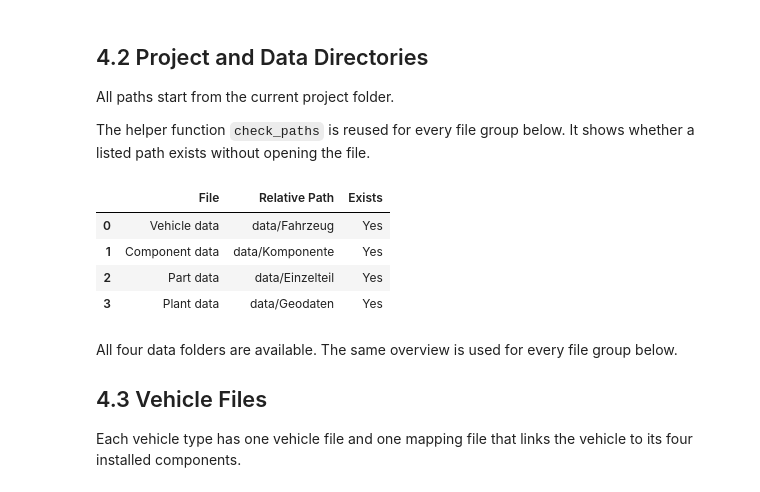
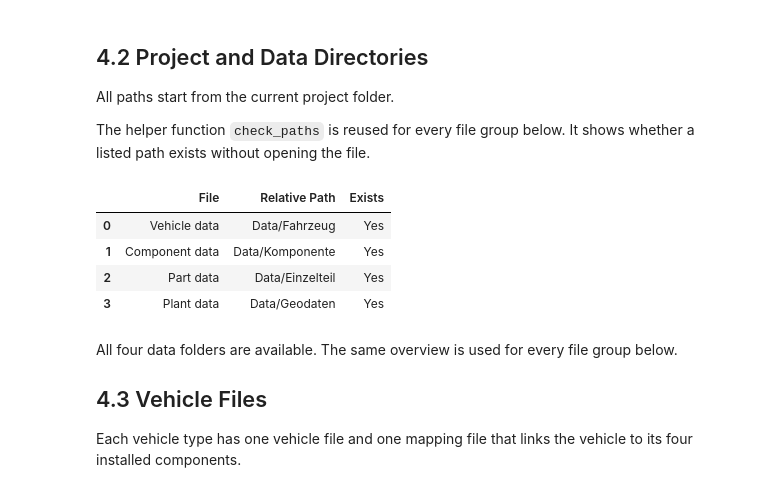
Before and after one commit to Patrick-RG/SoSe26_Case_Study_Group_44, a Jupyter notebook: SoSe26_Case_Study_Group_44.ipynb, the cells around one changed output. Drawn from its saved outputs; the diff is of its cells as text; code cells hidden in the pictures.

```diff
--- a/SoSe26_Case_Study_Group_44.ipynb
+++ b/SoSe26_Case_Study_Group_44.ipynb
@@ -271,43 +279,43 @@ All paths start from the current project folder.
 The helper function `check_paths` is reused for every file group below. It shows whether a listed path exists without opening the file.
 # %%
 PROJECT_ROOT = Path.cwd().resolve()
-DATA_DIRECTORY = PROJECT_ROOT / "data"
+DATA_DIRECTORY = PROJECT_ROOT / "Data"
 
 VEHICLE_DIRECTORY = DATA_DIRECTORY / "Fahrzeug"
 COMPONENT_DIRECTORY = DATA_DIRECTORY / "Komponente"
 PART_DIRECTORY = DATA_DIRECTORY / "Einzelteil"
 GEODATA_DIRECTORY = DATA_DIRECTORY / "Geodaten"
 
 
 def check_paths(path_dict, expect_file=True):
     """Show whether each listed path exists."""
     rows = []
     for name, path in path_dict.items():
         exists = path.is_file() if expect_file else path.is_dir()
         rows.append(
             {
                 "File": name,
                 "Relative Path": path.relative_to(PROJECT_ROOT).as_posix(),
                 "Exists": "Yes" if exists else "No",
             }
         )
     return pd.DataFrame(rows)
 
 
 data_directories = {
     "Vehicle data": VEHICLE_DIRECTORY,
     "Component data": COMPONENT_DIRECTORY,
     "Part data": PART_DIRECTORY,
     "Plant data": GEODATA_DIRECTORY,
 }
 
 check_paths(data_directories, expect_file=False)
 # %% [output]
 |  | File | Relative Path | Exists |
-| 0 | Vehicle data | data/Fahrzeug | Yes |
-| 1 | Component data | data/Komponente | Yes |
-| 2 | Part data | data/Einzelteil | Yes |
-| 3 | Plant data | data/Geodaten | Yes |
+| 0 | Vehicle data | Data/Fahrzeug | Yes |
+| 1 | Component data | Data/Komponente | Yes |
+| 2 | Part data | Data/Einzelteil | Yes |
+| 3 | Plant data | Data/Geodaten | Yes |
 # %% [markdown]
 All four data folders are available. The same overview is used for every file group below.
 
```
Also changed, not shown: parts of 53 cells of this notebook.
